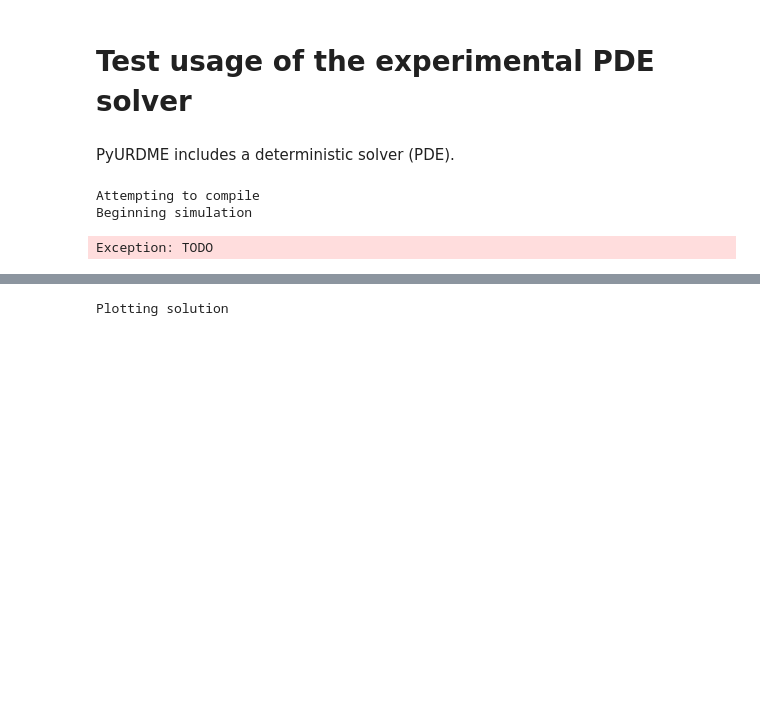
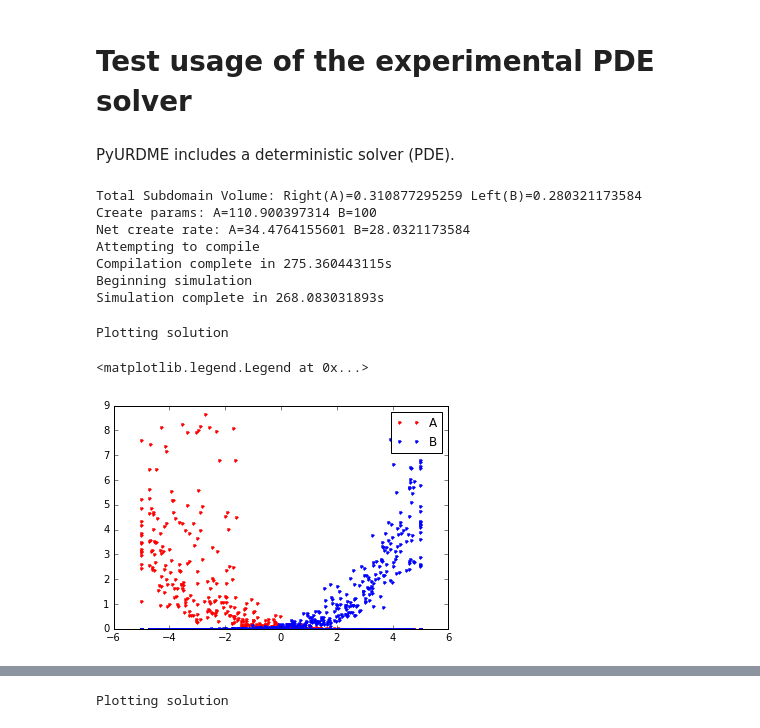
Before and after one commit to briandrawert/pyurdme, a Jupyter notebook: examples/cylinder_demo/PDE_cylinderDemo_tests.ipynb, the cells around one changed output, grey strips where cells are left out. Drawn from its saved outputs; the diff is of its cells as text; code cells hidden in the pictures; blank space fills up the shorter version.

```diff
--- a/examples/cylinder_demo/PDE_cylinderDemo_tests.ipynb
+++ b/examples/cylinder_demo/PDE_cylinderDemo_tests.ipynb
@@ -12,0 +14,7 @@ import numpy
+# %%
+class RightEdge(dolfin.SubDomain): # Define the right subdomain
+    def inside(self, x, on_boundary):
+        return on_boundary and x[0] > 4.9
+class LeftEdge(dolfin.SubDomain): # Define the left subdomain
+    def inside(self, x, on_boundary):
+        return on_boundary and x[0] < -4.9
@@ -13,13 +61,31 @@ import numpy
 # %%
-model = cylinderDemo3D()
+model = CylinderDemo()
 sol = PDESolver(model)
 print "Attempting to compile"
+t1 = time.time()
 sol.compile()
+print "Compilation complete in {0}s".format(time.time()-t1)
 print "Beginning simulation"
 t1 = time.time()
 result = sol.run()
 print "Simulation complete in {0}s".format(time.time()-t1)
 # %% [output]
+Total Subdomain Volume: Right(A)=0.310877295259 Left(B)=0.280321173584
+Create params: A=110.900397314 B=100
+Net create rate: A=34.4764155601 B=28.0321173584
 Attempting to compile
+Compilation complete in 275.360443115s
 Beginning simulation
+Simulation complete in 268.083031893s
-Exception: TODO
+# %%
+print "Plotting solution"
+# Plot of the time-average spatial concentration.
+x_vals = model.mesh.coordinates()[:, 0]
+A_vals = numpy.mean(result.get_species("A", concentration=True), axis=0)
+B_vals = numpy.mean(result.get_species("B", concentration=True), axis=0)
+plt.plot(x_vals,A_vals,'.r',x_vals,B_vals,'.b')
+plt.legend(['A', 'B'])
+# %% [output]
+Plotting solution
+<matplotlib.legend.Legend at 0x...>
+[figure, added]
```
Also changed, not shown: parts of 3 cells of this notebook, 1 other file.
